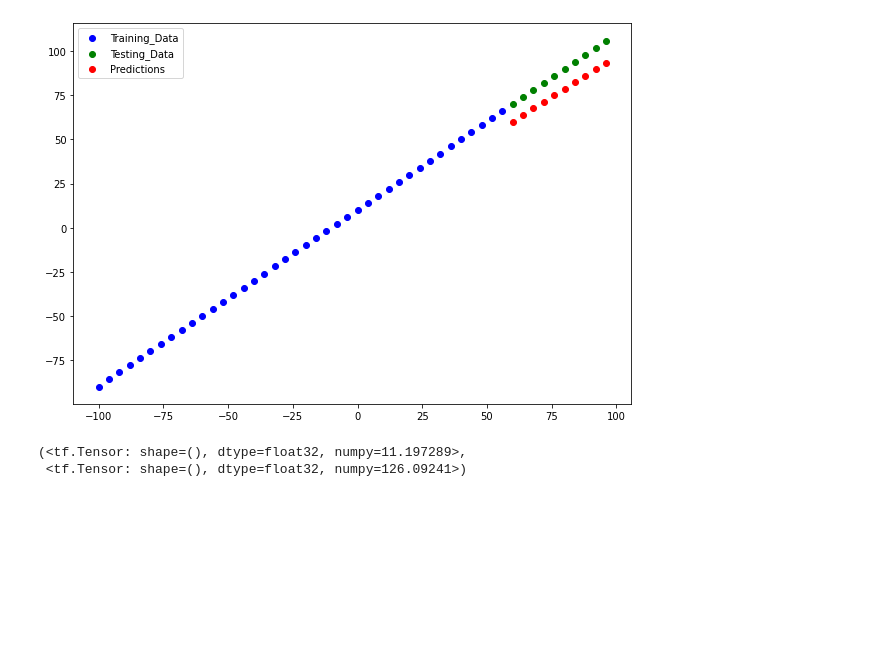
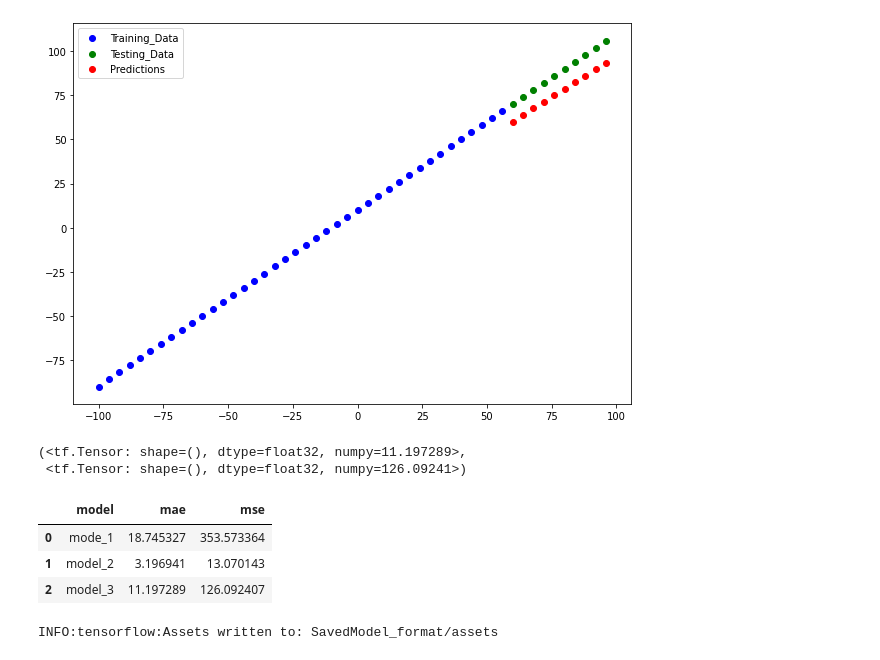
Before and after one commit to keithferns98/DeepLearning, a Jupyter notebook: NeuralNetwork.ipynb, the cells around one changed output. Drawn from its saved outputs; the diff is of its cells as text; code cells hidden in the pictures; blank space fills up the shorter version.

```diff
--- a/NeuralNetwork.ipynb
+++ b/NeuralNetwork.ipynb
@@ -469,3 +471,19 @@ mae3,mse3
 # %% [output]
 (<tf.Tensor: shape=(), dtype=float32, numpy=11.197289>,
  <tf.Tensor: shape=(), dtype=float32, numpy=126.09241>)
+# %%
+import pandas as pd
+model_results=[["mode_1",mae_1.numpy(),mse_1.numpy()],
+               ["model_2",mae2.numpy(),mse2.numpy()],
+               ["model_3",mae3.numpy(),mse3.numpy()]]
+all_results=pd.DataFrame(model_results,columns=["model","mae","mse"])
+all_results
+# %% [output]
+|  | model | mae | mse |
+| 0 | mode_1 | 18.745327 | 353.573364 |
+| 1 | model_2 | 3.196941 | 13.070143 |
+| 2 | model_3 | 11.197289 | 126.092407 |
+# %%
+model_2.save("SavedModel_format")
+# %% [output]
+INFO:tensorflow:Assets written to: SavedModel_format/assets
```
Also changed, not shown: parts of 17 cells of this notebook.
